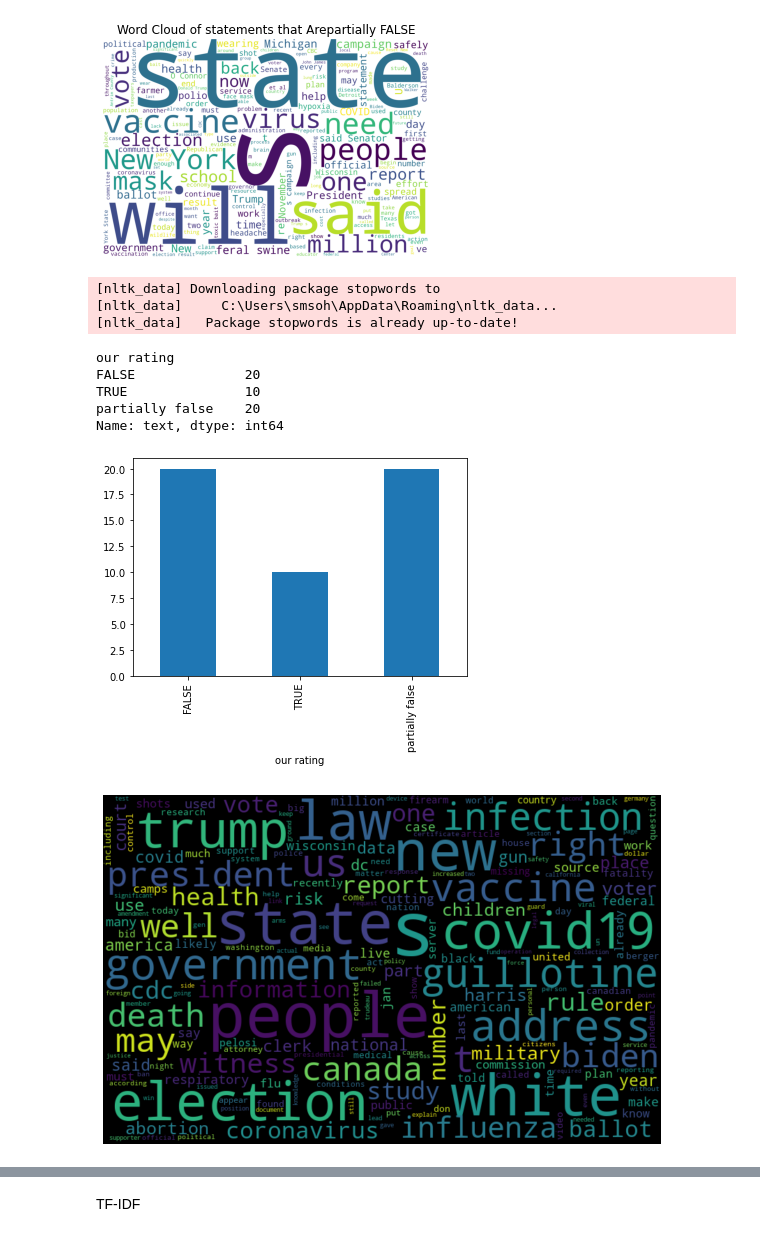
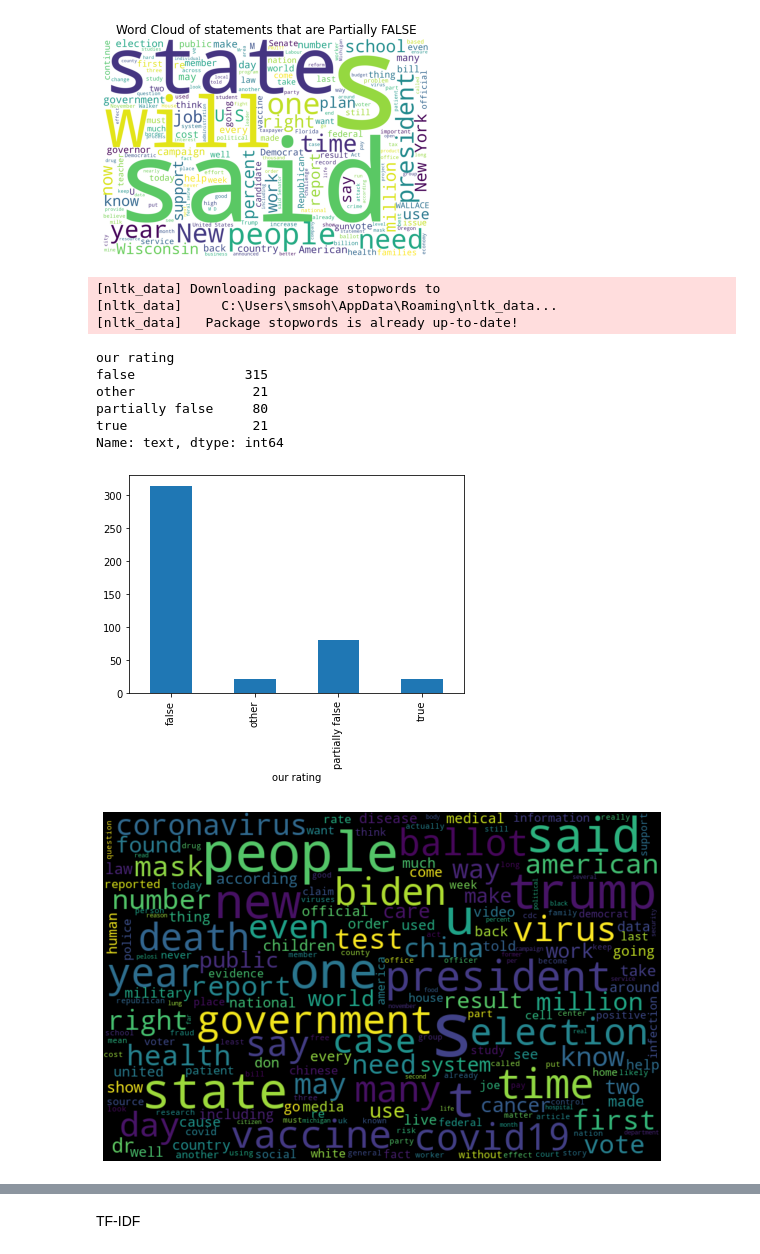
Before and after one commit to SaifuddinGsohan/CLEF2021, a Jupyter notebook: task3/FND DA.ipynb, the cells around one changed output, grey strips where cells are left out. Cells and saved outputs as stored; diff of their text form; code cells hidden in the pictures.

Commit message:
Add Batch_1 use by pass abd update v1,2.1,2.2,3,4

```diff
--- a/task3/FND DA.ipynb
+++ b/task3/FND DA.ipynb
@@ -75,0 +79,10 @@ df.head()
+# %%
+#df = pd.read_csv("data/Task3a_Batch_1.xlsx")
+f = NamedTemporaryFile(delete=False, suffix='.csv')
+f.close()
+os.unlink(f.name)
+
+xlCSVWindows = 0x17
+xlwb.SaveAs(Filename=f.name, FileFormat=xlCSVWindows)
+df = pd.read_csv(f.name)
+df
@@ -162,15 +189,15 @@ plt.show()
 # %%
 
 np.random.seed(0)
 # creating word cloud for or only those statements that are FAKE
 text_partially_false = partially_false_statements_dataset['text'].values
 wordcloud_partially_false = WordCloud(width=3000, height=2000, background_color='white',stopwords=STOPWORDS).generate(str(text_partially_false))
 plt.imshow(wordcloud_partially_false)
 plt.axis('off')
-plt.title("Word Cloud of statements that Arepartially FALSE")
+plt.title("Word Cloud of statements that are Partially FALSE")
 plt.show()
 # %% [output]
-[figure, old version]
+[figure, new version]
 # %%
 data = df.drop(["public_id","title"], axis = 1)
 # %%
@@ -202,14 +229,15 @@ data.groupby(['our rating'])['text'].count().plot(kind='bar')
 plt.show()
 # %% [output]
 our rating
-FALSE              20
-TRUE               10
-partially false    20
+false              315
+other               21
+partially false     80
+true                21
 Name: text, dtype: int64
-[figure, old version]
+[figure, new version]
 # %%
 from wordcloud import WordCloud
-fake_data = data[data['our rating'] == "FALSE"]
+fake_data = data[data['our rating'] == "false"]
 all_words = ' '.join([text for text in fake_data.text])
 wordcloud = WordCloud(width= 800, height= 500,
                           max_font_size = 110,
@@ -219,6 +247,6 @@ plt.imshow(wordcloud, interpolation='bilinear')
 plt.axis("off")
 plt.show()
 # %% [output]
-[figure, old version]
+[figure, new version]
 # %%
 from wordcloud import WordCloud
```
Also changed, not shown: parts of 22 cells of this notebook, 7 other files.
